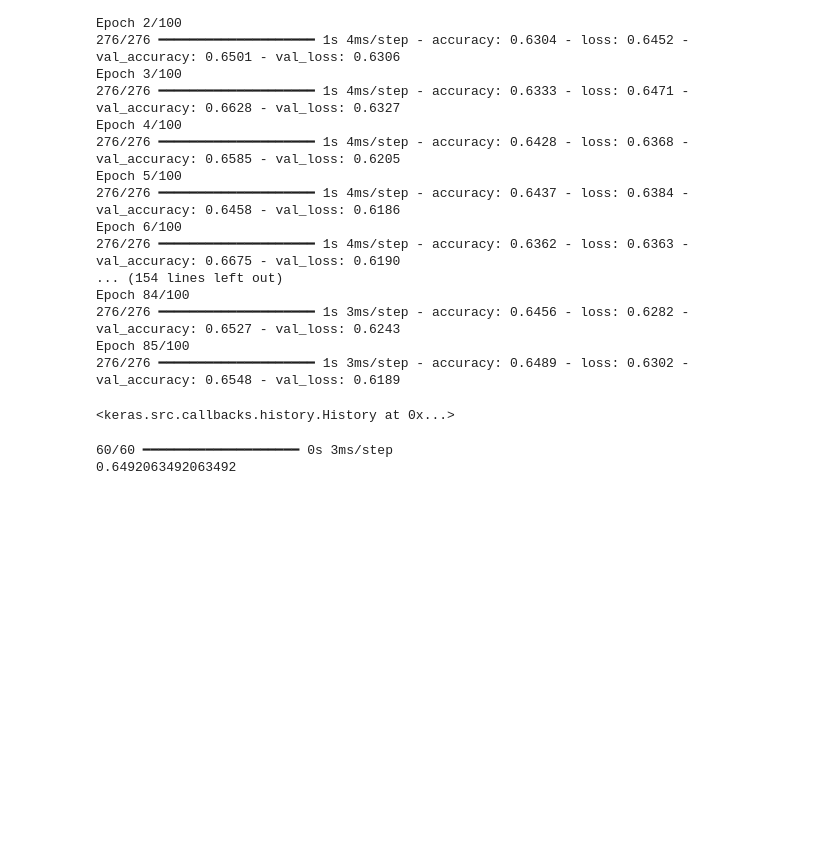
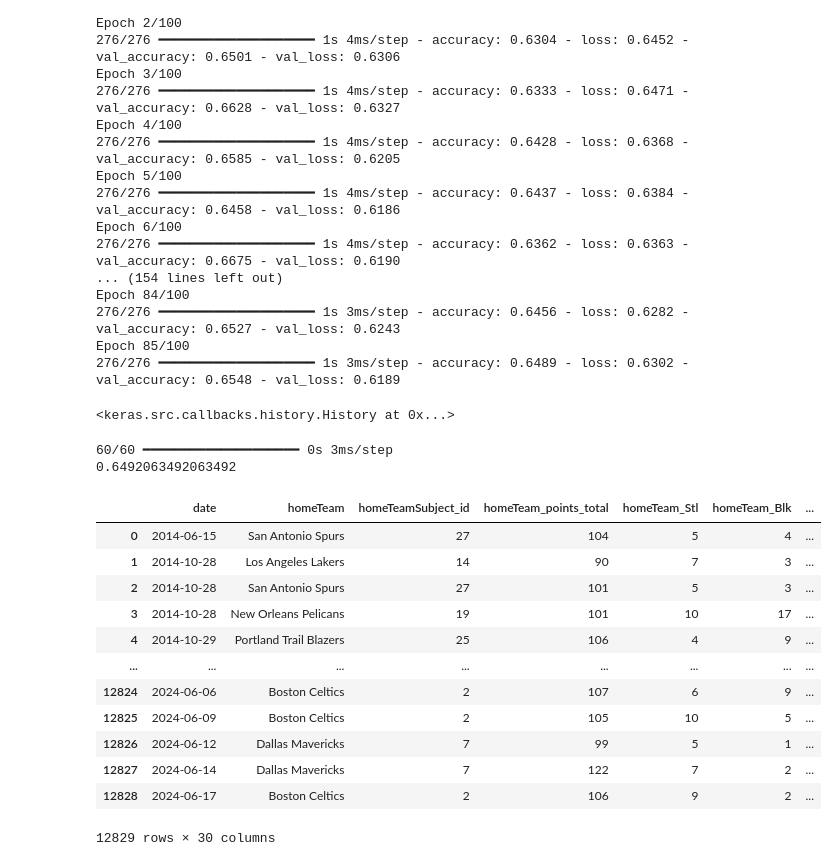
Before and after one commit to maxbraith/NBAModel, a Jupyter notebook: NBAModel/TimeSeriesML/timeSeriesWinner.ipynb, the cells around one changed output. Saved outputs shown, nothing was run; the diff lists cells and outputs as text; code cells hidden in the pictures; blank space fills up the shorter version.

Commit message:
Quarter data added, still 65%

```diff
--- a/NBAModel/TimeSeriesML/timeSeriesWinner.ipynb
+++ b/NBAModel/TimeSeriesML/timeSeriesWinner.ipynb
@@ -1570,3 +1570,54 @@ print(accuracy_score(y6_test, y_pred_binary))
 # %% [output]
 60/60 ━━━━━━━━━━━━━━━━━━━━ 0s 3ms/step
 0.6492063492063492
+# %%
+#Adding quarter point data
+dfLim7 = df[[
+    "date",
+    "homeTeam",
+    "homeTeamSubject_id",
+    "homeTeam_points_total",
+    "homeTeam_Stl",
+    "homeTeam_Blk",
+    #added home team quarter scores
+    "homeTeam_points_q1",
+    "homeTeam_points_q2",
+    "homeTeam_points_q3",
+    "homeTeam_points_q4",
+    "homeTeam_3P",
+    "homeTeam_FG",
+    "homeTeam_Total_Reb",
+    "homeTeam_Ast",
+    "homeWinPct",
+    "awayTeam",
+    "awayTeamSubject_id",
+    "awayTeam_points_total",
+    "awayTeam_Stl",
+    "awayTeam_Blk",
+     #added away team quarter scores
+    "awayTeam_points_q1",
+    "awayTeam_points_q2",
+    "awayTeam_points_q3",
+    "awayTeam_points_q4",
+    "awayTeam_3P",
+    "awayTeam_FG",
+    "awayTeam_Total_Reb",
+    "awayTeam_Ast",
+    "awayWinPct",
+    "winner"
+]]
+dfLim7
+# %% [output]
+|  | date | homeTeam | homeTeamSubject_id | homeTeam_points_total | homeTeam_Stl | homeTeam_Blk | ... |
+| 0 | 2014-06-15 | San Antonio Spurs | 27 | 104 | 5 | 4 | ... |
+| 1 | 2014-10-28 | Los Angeles Lakers | 14 | 90 | 7 | 3 | ... |
+| 2 | 2014-10-28 | San Antonio Spurs | 27 | 101 | 5 | 3 | ... |
+| 3 | 2014-10-28 | New Orleans Pelicans | 19 | 101 | 10 | 17 | ... |
+| 4 | 2014-10-29 | Portland Trail Blazers | 25 | 106 | 4 | 9 | ... |
+| ... | ... | ... | ... | ... | ... | ... | ... |
+| 12824 | 2024-06-06 | Boston Celtics | 2 | 107 | 6 | 9 | ... |
+| 12825 | 2024-06-09 | Boston Celtics | 2 | 105 | 10 | 5 | ... |
+| 12826 | 2024-06-12 | Dallas Mavericks | 7 | 99 | 5 | 1 | ... |
+| 12827 | 2024-06-14 | Dallas Mavericks | 7 | 122 | 7 | 2 | ... |
+| 12828 | 2024-06-17 | Boston Celtics | 2 | 106 | 9 | 2 | ... |
+12829 rows × 30 columns
```
Also changed, not shown: parts of 10 cells of this notebook.
